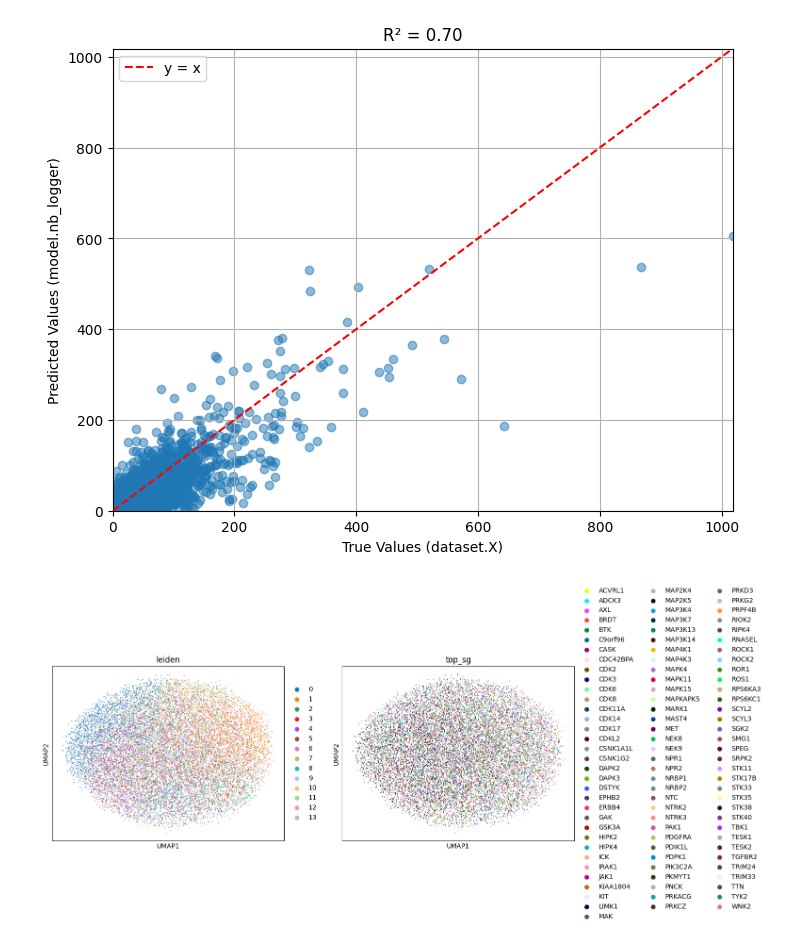
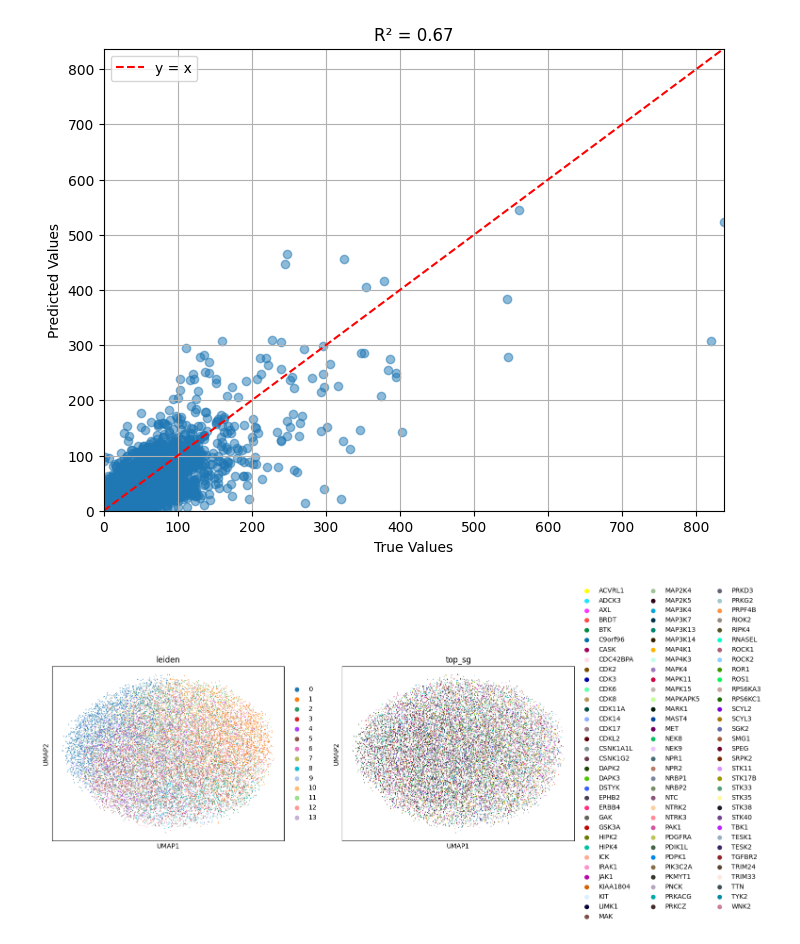
Before and after one commit to azizilab/SHERLOCK, a Jupyter notebook: PerturbVAE/training_test.ipynb, the cells around one changed output. Cells and saved outputs as stored; diff of their text form; code cells hidden in the pictures.

```diff
--- a/PerturbVAE/training_test.ipynb
+++ b/PerturbVAE/training_test.ipynb
@@ -116,0 +60,17 @@ Run summary:
+# %%
+pyro.clear_param_store()
+
+config = LitConfig()
+config.lr = 1e-4
+
+hyper_config = HyperparamConfig()
+hyper_config.n_genes = data.shape[-1]
+hyper_config.n_conditions = len(np.unique(dataset.C_indices))
+hyper_config.n_perturb = len(np.unique(dataset.P_indices))
+
+model = PerturbVAE(config=hyper_config)
+trainer_config = TrainerConfig()
+trainer_config.max_epochs = 10
+trainer_config.force_cpu = False
+
+train_(model, config, dataloader, val_loader=None, trainer_config=trainer_config)
@@ -125,42 +119,49 @@ model = model.to(model.device)
 X, P, C = torch.tensor(dataset.X), torch.tensor(dataset.P_indices), torch.tensor(dataset.C_indices)
 
 trace = poutine.trace(model.guide).get_trace(X, P, C)
+# %%
+z = trace.nodes["z"]["value"]
+mu = model.z_dec(z)
+
+l = X.sum(axis=-1, keepdim=True)
+mu = torch.softmax(mu, dim=-1)
+prediction = l * mu
 # %%
 from sklearn.metrics import r2_score
 import matplotlib.pyplot as plt
 
-prediction = model.nb_logger
+# prediction = model.nb_logger
 
 r2 = r2_score(dataset.X.flatten(), prediction.flatten().detach().numpy())
 
 idx = np.arange(0, dataset.X.shape[0])
 np.random.shuffle(idx)
 idx = idx[:1000]
 
 true_vals = dataset.X[idx].flatten()
 pred_vals = prediction.detach().numpy()[idx].flatten()
 
 # Scatterplot
 plt.figure(figsize=(8, 6))
 plt.scatter(true_vals, pred_vals, alpha=0.5)
 
 # y = x line
 min_val = min(true_vals.min(), pred_vals.min())
 max_val = max(true_vals.max(), pred_vals.max())
 plt.plot([min_val, max_val], [min_val, max_val], 'r--', label='y = x')
 
 # Equal axis scaling
 plt.xlim(min_val, max_val)
 plt.ylim(min_val, max_val)
 
-plt.xlabel("True Values (dataset.X)")
-plt.ylabel("Predicted Values (model.nb_logger)")
+plt.xlabel("True Values")
+plt.ylabel("Predicted Values")
 plt.title(f"R² = {r2:.2f}")
 plt.grid(True)
 plt.legend()
 plt.show()
 # %% [output]
-[figure, old version]
+[figure, new version]
 # %%
 rho = trace.nodes["rho"]["value"]
 
```
Also changed, not shown: parts of 6 cells of this notebook, 2 other files.
